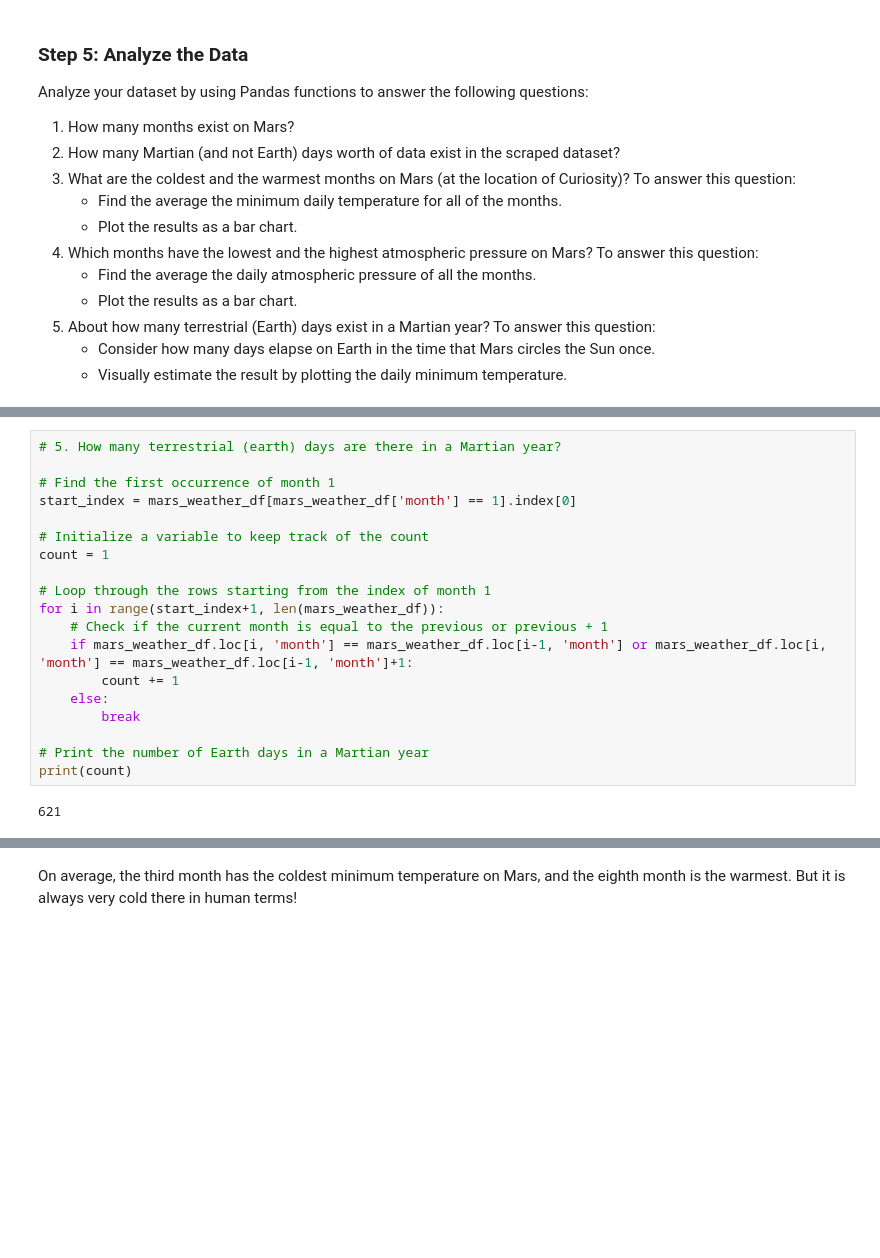
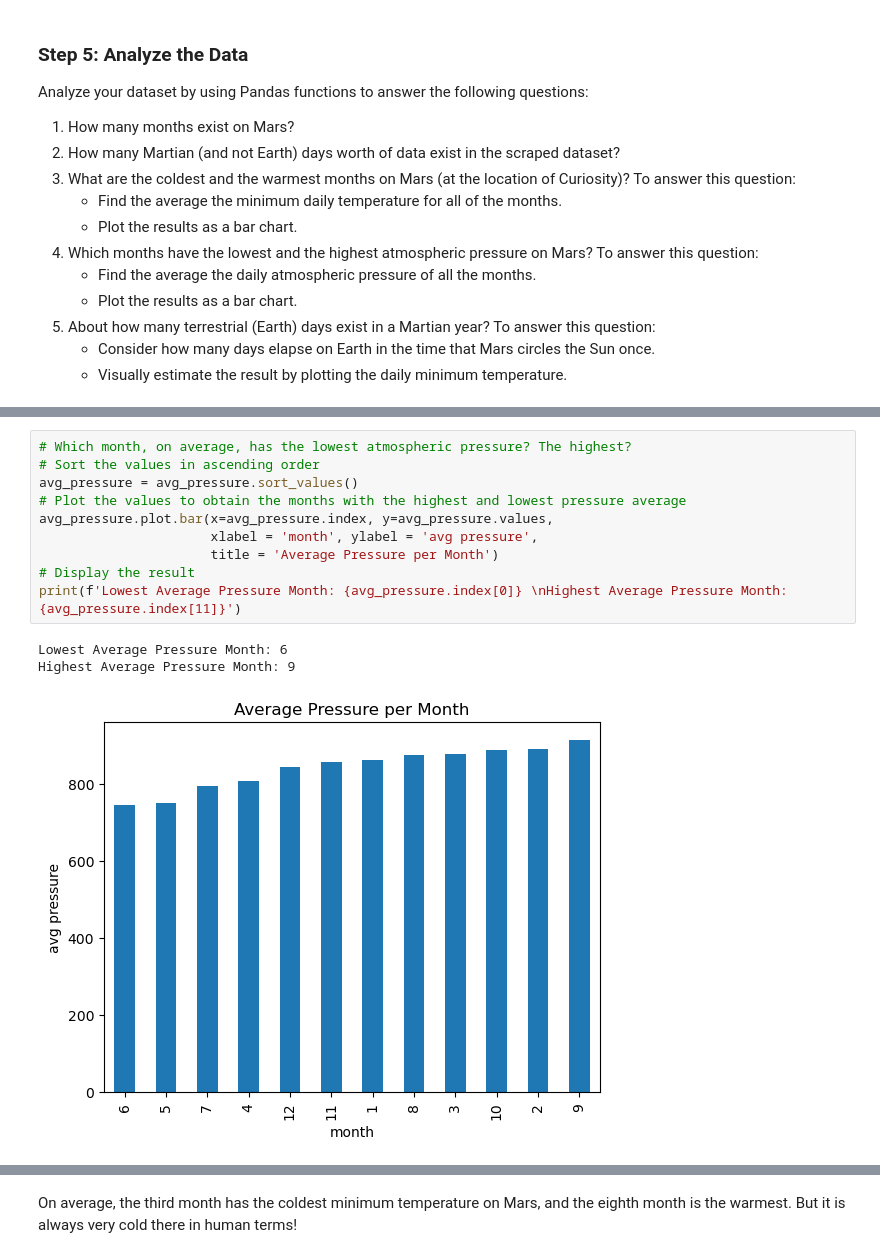
Before and after one commit to glongo001/mars-challenge, a Jupyter notebook: Starter_Code/part_2_mars_weather.ipynb, the cells around one changed output, grey strips where cells are left out. Saved outputs shown, nothing was run; the diff lists cells and outputs as text; blank space fills up the shorter version.

Commit message:
final mars_weather file

```diff
--- a/Starter_Code/part_2_mars_weather.ipynb
+++ b/Starter_Code/part_2_mars_weather.ipynb
@@ -240,24 +261,17 @@ avg_pressure.plot.bar(x=avg_pressure.index, y=avg_pressure.values,
 # %% [output]
 <AxesSubplot: title={'center': 'Average Pressure per Month'}, xlabel='month', ylabel='avg pressure'>
 [figure]
-# %%
-# 5. How many terrestrial (earth) days are there in a Martian year?
-
-# Find the first occurrence of month 1
-start_index = mars_weather_df[mars_weather_df['month'] == 1].index[0]
-
-# Initialize a variable to keep track of the count
-count = 1
-
-# Loop through the rows starting from the index of month 1
-for i in range(start_index+1, len(mars_weather_df)):
-    # Check if the current month is equal to the previous or previous + 1
-    if mars_weather_df.loc[i, 'month'] == mars_weather_df.loc[i-1, 'month'] or mars_weather_df.loc[i, 'month'] == mars_weather_df.loc[i-1, 'month']+1:
-        count += 1
-    else:
-        break
-
-# Print the number of Earth days in a Martian year
-print(count)
-# %% [output]
-621
+# %%
+# Which month, on average, has the lowest atmospheric pressure? The highest?
+# Sort the values in ascending order
+avg_pressure = avg_pressure.sort_values()
+# Plot the values to obtain the months with the highest and lowest pressure average
+avg_pressure.plot.bar(x=avg_pressure.index, y=avg_pressure.values,
+                      xlabel = 'month', ylabel = 'avg pressure',
+                      title = 'Average Pressure per Month')
+# Display the result
+print(f'Lowest Average Pressure Month: {avg_pressure.index[0]} \nHighest Average Pressure Month: {avg_pressure.index[11]}')
+# %% [output]
+Lowest Average Pressure Month: 6
+Highest Average Pressure Month: 9
+[figure, added]
```
Also changed, not shown: parts of 15 cells of this notebook, 1 other file.
